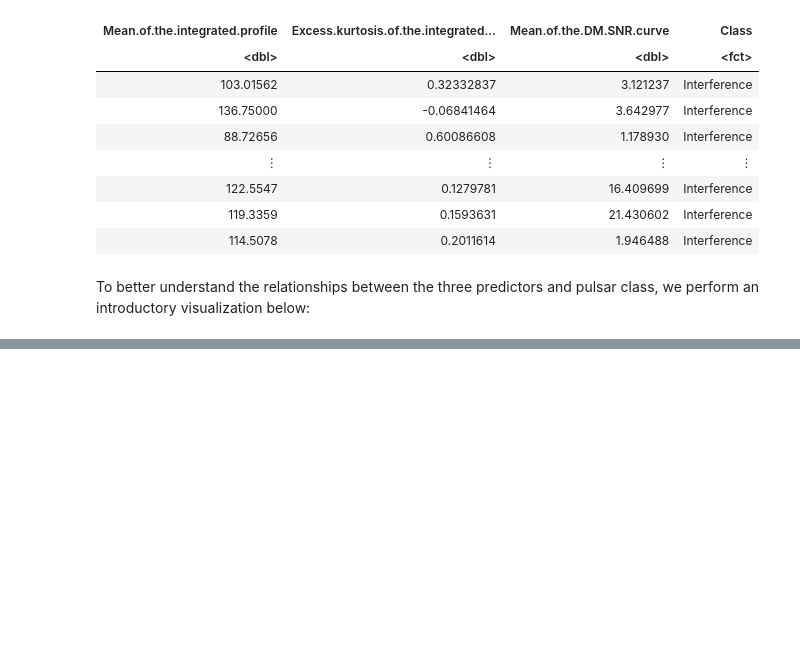
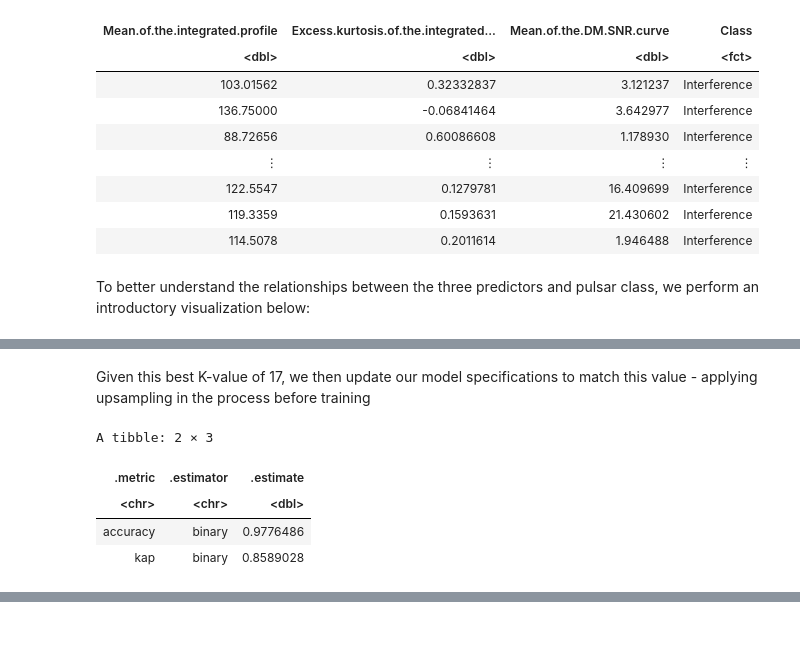
Before and after one commit to Remembria/Group-Analysis-of-Pulsar-Signalling, a Jupyter notebook: Group_Project_Report.ipynb, the cells around one changed output, grey strips where cells are left out. Cells and saved outputs as stored; diff of their text form; code cells hidden in the pictures; blank space fills up the shorter version.

```diff
--- a/Group_Project_Report.ipynb
+++ b/Group_Project_Report.ipynb
@@ -297,0 +364,37 @@ pulsar_plot
+# %% [markdown]
+Given this best K-value of 17, we then update our model specifications to match this value - applying upsampling in the process before training
+# %%
+pulsar_upsampling <- recipe(Class ~ ., data = pulsar_training) %>%
+    step_center(all_predictors()) %>%
+    step_scale(all_predictors()) %>%
+    step_rose(Class, over_ratio = 0.5)
+#     step_upsample(Class, over_ratio = 1)
+#     prep()
+
+# upsampled_pulsar <- bake(pulsar_upsampling, pulsar_training)
+
+# pulsar_recipe_upsampled <- recipe(Class ~ ., data = upsampled_pulsar) %>%
+#     step_center(all_predictors()) %>%
+#     step_scale(all_predictors())
+
+pulsar_spec_updated <- nearest_neighbor(weight_func = "rectangular", neighbors = best_k_value_2) %>%
+    set_engine("kknn") %>%
+    set_mode("classification")
+
+pulsar_fit <- workflow() %>%
+    add_model(pulsar_spec_updated) %>%
+    add_recipe(pulsar_upsampling) %>%
+    fit(data = pulsar_training)
+
+pulsar_metrics <- pulsar_fit %>%
+    predict(pulsar_testing) %>%
+    bind_cols(pulsar_testing) %>%
+    metrics(truth = Class, estimate = .pred_class)
+
+pulsar_metrics
+# %% [output]
+A tibble: 2 × 3
+| .metric | .estimator | .estimate |
+| <chr> | <chr> | <dbl> |
+| accuracy | binary | 0.9776486 |
+| kap | binary | 0.8589028 |
```
Also changed, not shown: parts of 16 cells of this notebook.
